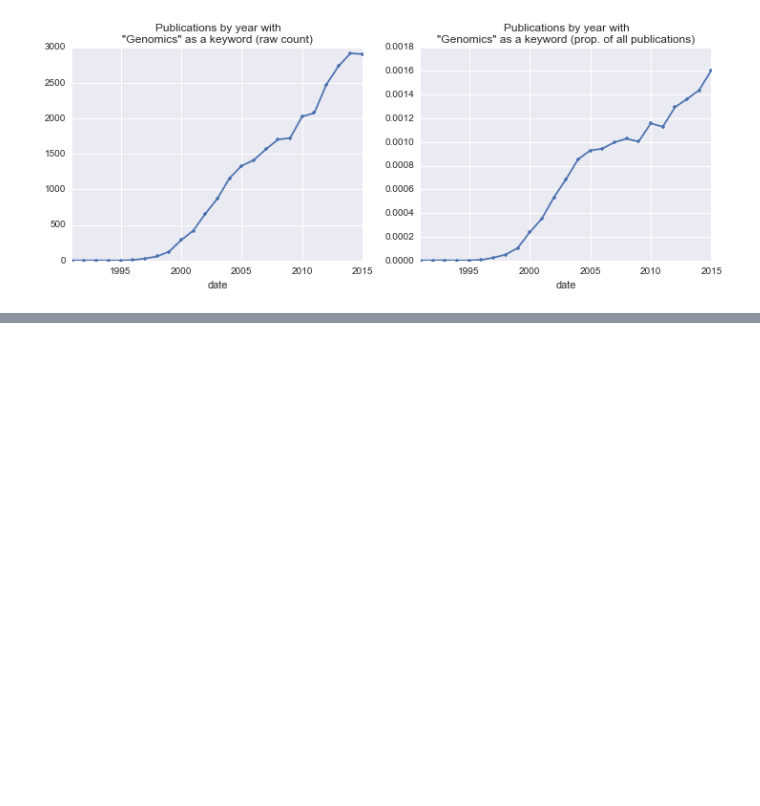
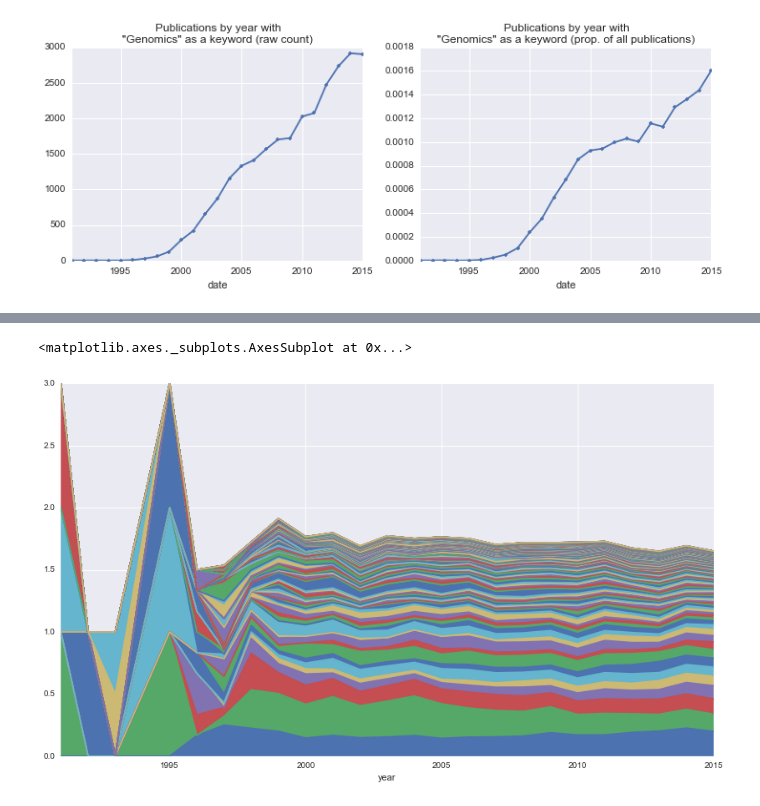
Before and after one commit to jlorince/WoS, a Jupyter notebook: notebooks/Genomics.ipynb, the cells around one changed output, grey strips where cells are left out. Saved outputs shown, nothing was run; the diff lists cells and outputs as text; code cells hidden in the pictures; blank space fills up the shorter version.

```diff
--- a/notebooks/Genomics.ipynb
+++ b/notebooks/Genomics.ipynb
@@ -90,0 +117,15 @@ Name: BMC GENOMICS, dtype: float64
+# %%
+rows = []
+for row in df.itertuples():
+     [rows.append([row.uid,c]) for c in row.categories.split('|')]
+kw = pd.DataFrame(rows,columns=['uid','cat'])
+merged = kw.merge(df,on='uid')
+# %%
+totals = df.groupby('year')['uid'].count()
+fig,ax = plt.subplots(1,1,figsize=(14,8))
+piv_cats = merged.groupby(['year','cat'])['uid'].count().reset_index().pivot(index='year',columns='cat',values='uid').fillna(0).divide(totals,axis=0)
+srt = piv_cats.ix[2015].sort_values(ascending=False).index
+piv_cats[srt].plot.area(legend=False,ax=ax)
+# %% [output]
+<matplotlib.axes._subplots.AxesSubplot at 0x...>
+[figure, added]
```
Also changed, not shown: parts of 7 cells of this notebook, 5 other files.
